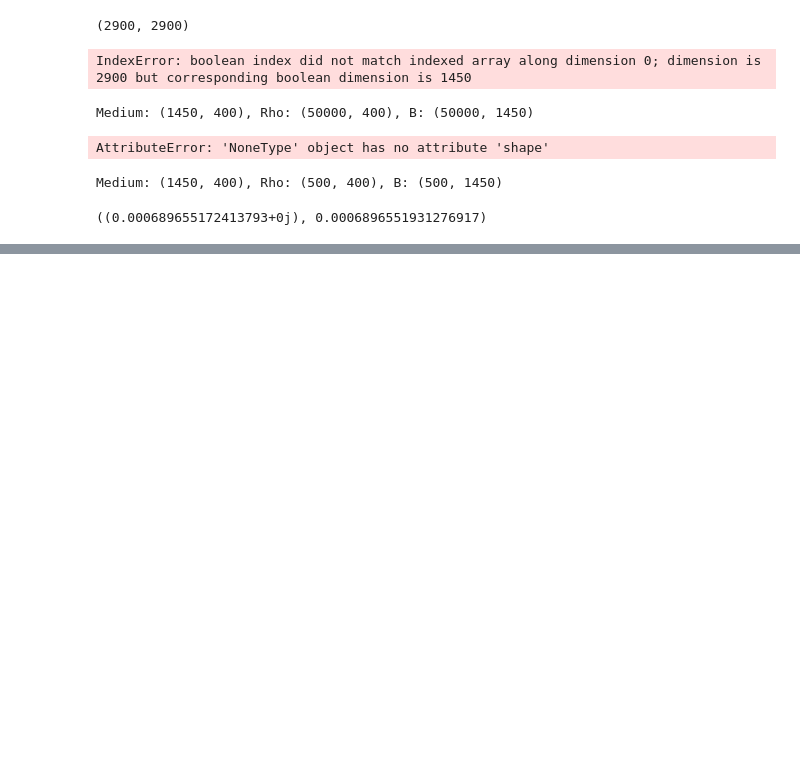
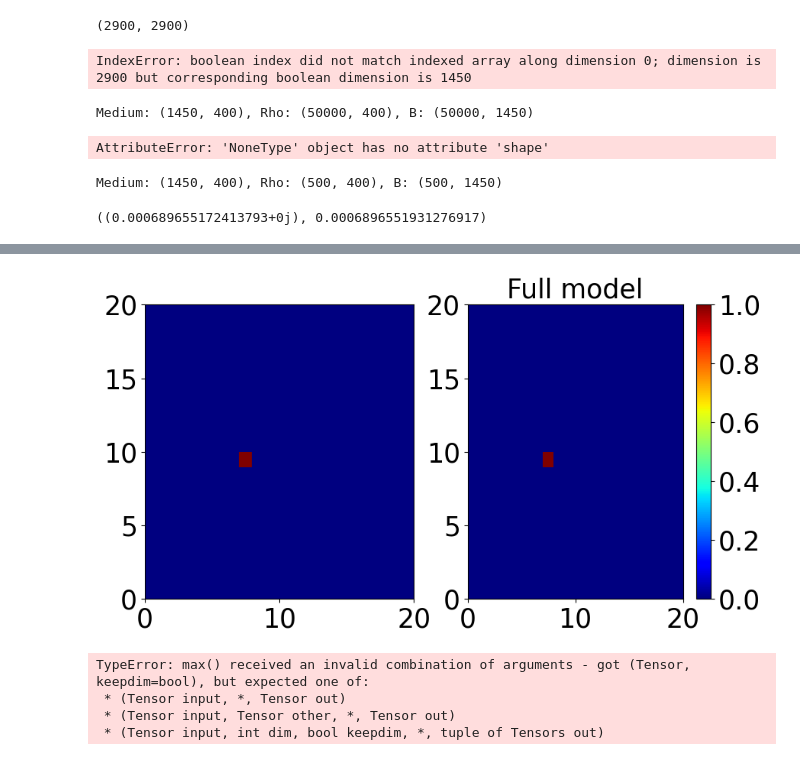
Before and after one commit to alexei-novikov/RM_imaging, a Jupyter notebook: multi_dict.ipynb, the cells around one changed output, grey strips where cells are left out. Drawn from its saved outputs; the diff is of its cells as text; code cells hidden in the pictures; blank space fills up the shorter version.

```diff
--- a/multi_dict.ipynb
+++ b/multi_dict.ipynb
@@ -405,0 +773,12 @@ Medium: (1450, 400), Rho: (500, 400), B: (500, 1450)
+# %%
+softmax=nn.Softmax(dim=1)
+H.plot_2_imgs(rho, softmax(rho_hat.squeeze()),ind=5, figsize=5, xpix=20, ypix=20, font_size=25)
+# %% [output]
+[figure, added]
+# %%
+torch.max(Perm,keepdim=True)
+# %% [output]
+TypeError: max() received an invalid combination of arguments - got (Tensor, keepdim=bool), but expected one of:
+ * (Tensor input, *, Tensor out)
+ * (Tensor input, Tensor other, *, Tensor out)
+ * (Tensor input, int dim, bool keepdim, *, tuple of Tensors out)
```
Also changed, not shown: parts of 16 cells of this notebook, 6 other files.
